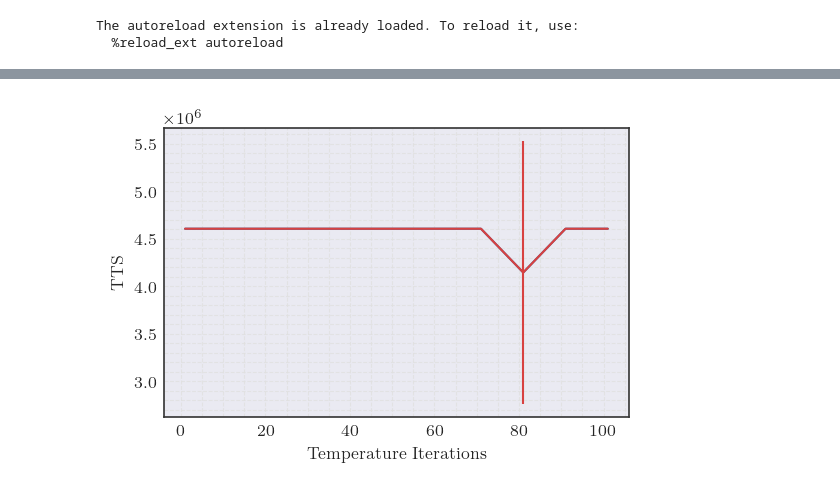
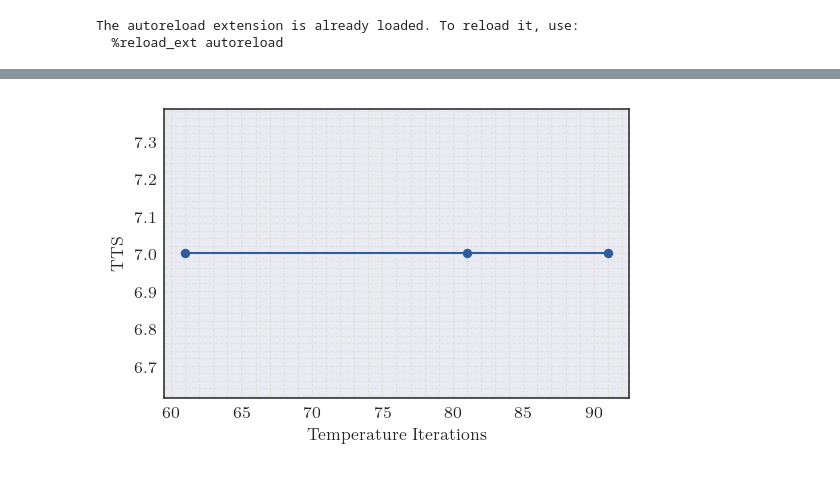
Before and after one commit to DerEinverleiber/UCP-PaperV2, a Jupyter notebook: cl_optimizer_plots.ipynb, the cells around one changed output, grey strips where cells are left out. Saved outputs shown, nothing was run; the diff lists cells and outputs as text; code cells hidden in the pictures.

Commit message:
feat(cl_optimizer_plots): restructure to use tensor operations rather than list/array manipulation

```diff
--- a/cl_optimizer_plots.ipynb
+++ b/cl_optimizer_plots.ipynb
@@ -262,3 +131,3 @@ Name: temperature iterations, dtype: int64
 # %%
-min_losses = [data['loss'].min() for data in brute_force_data]
+min_losses = loss_spaces.min(axis=1)
 min_loss_candidates = np.array([data[data['loss'] == min_loss]['candidate'] for data, min_loss in zip(brute_force_data, min_losses)])
@@ -278,8 +134,9 @@ array([['[0 0 0 0 0 0 0 0 0 0]'],
 # %%
-optimal_candidates_found = [np.count_nonzero(sorted_losses == min_loss, axis=0) for sorted_losses, min_loss in zip(sorted_lossess, min_losses)]
-p_star = [optimal_found / sorted_losses.shape[1] for optimal_found, sorted_losses in zip(optimal_candidates_found, sorted_lossess)]
+optimal_candidates_found = [np.count_nonzero(sorted_losses == min_loss, axis=0) for sorted_losses, min_loss in zip(result_tensor[:, :, :, 2], min_losses)]
+p_star = [optimal_found / sorted_losses.shape[0] for optimal_found, sorted_losses in zip(optimal_candidates_found, result_tensor[:, :, :, 2])]
 # %%
 from metrics import min_tts
 tts_ps = np.array([min_tts(p_s, return_tts_p=True)[2] for p_s in p_star])
 # %%
-tts_ps
+mask = np.any(np.isfinite(tts_ps), axis=0)
+non_inf_tts_ps = tts_ps[:, mask]
@@ -304,21 +143,24 @@ array([[4.605168e+06, 4.605168e+06, 4.605168e+06, 4.605168e+06,
+# %%
+finite_mask = np.any(np.isfinite(non_inf_tts_ps), axis=-1, keepdims=True)
+
+masked = np.ma.masked_invalid(non_inf_tts_ps)
+mean_tts_ps = masked.mean(axis=0).data
+std_tts_ps = masked.std(axis=0).data
 # %%
 from matplotlib import pyplot as plt
 
-mean_tts_ps = tts_ps.mean(axis=0)
-std_tts_ps = tts_ps.std(axis=0)
-
-plt.plot(
-    sorted_tempss[0][0, :],
-    mean_tts_ps,
+plt.scatter(
+    temp_iterations[mask],
+    mean_tts_ps
 )
 
 plt.errorbar(
-    sorted_tempss[0][0, :],
+    temp_iterations[mask],
     y=mean_tts_ps,
     yerr=std_tts_ps,
 )
 plt.ylabel('TTS')
 plt.xlabel('Temperature Iterations')
 plt.grid(visible=True)
 # %% [output]
-[figure, old version]
+[figure, new version]
```
Also changed, not shown: parts of 14 cells of this notebook, 1 other file.
